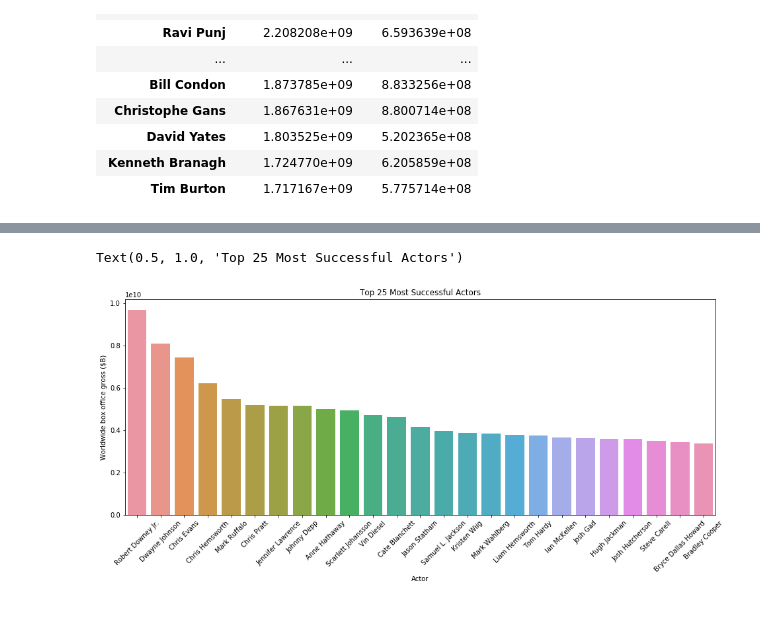
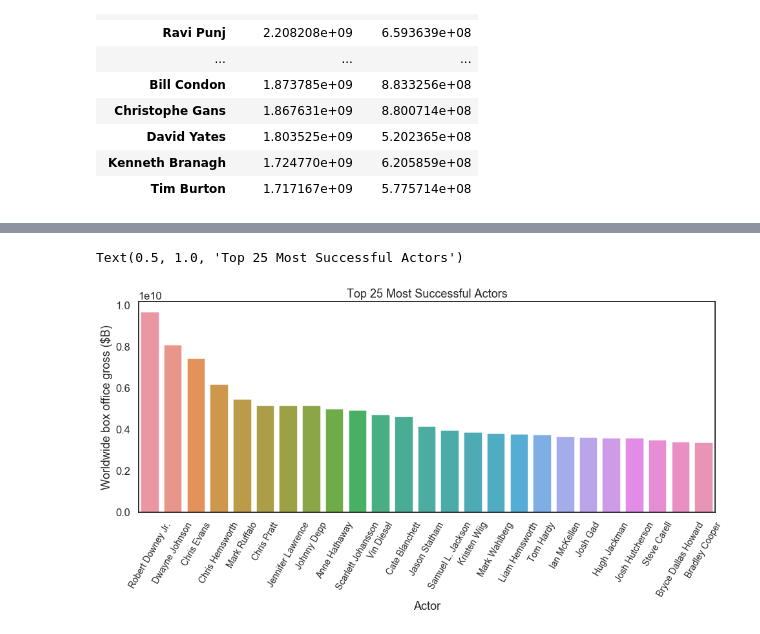
Before and after one commit to medoffc/carmijohngowalking, a Jupyter notebook: Carmi exploration.ipynb, the cells around one changed output, grey strips where cells are left out. Drawn from its saved outputs; the diff is of its cells as text; code cells hidden in the pictures.

```diff
--- a/Carmi exploration.ipynb
+++ b/Carmi exploration.ipynb
@@ -117,6 +109,7 @@ gross_by_director
 | Jane Campion | 700000.0 | 3278611.0 | 4857731.0 |
 # %%
 sns.barplot(gross_by_director.index,gross_by_director.worldwide_gross)
+sns.set_context("poster", font_scale = 1, rc={"grid.linewidth": 5})
 sns.set(rc={'figure.figsize':(30,20)})
 plt.xlabel('Director')
 plt.ylabel('Worldwide box office gross ($M)')
@@ -203,11 +198,13 @@ gbd
 | Kenneth Branagh | 1.724770e+09 | 6.205859e+08 |
 | Tim Burton | 1.717167e+09 | 5.775714e+08 |
 # %%
-plt.figure(figsize=(16, 6))
+plt.figure(figsize=(15, 9))
 sns.barplot(gbd.index,gbd.worldwide_gross)
+sns.set_style("white")
+sns.set_context("talk")
 plt.xlabel('Director')
 plt.ylabel('Worldwide box office gross ($B)')
-plt.xticks(rotation=45)
+plt.xticks(rotation=45,fontsize = 14)
 plt.title('Top 20 Most Successful Directors')
 # %% [output]
 Text(0.5, 1.0, 'Top 20 Most Successful Directors')
@@ -422,10 +339,12 @@ def reformat_large_tick_values(tick_val, pos):
 # %%
 plt.figure(figsize=(16, 6))
 sns.barplot(actors.index,actors.worldwide_gross)
+sns.set_style("white")
+sns.set_context("talk")
 plt.xlabel('Actor')
 plt.ylabel('Worldwide box office gross ($B)')
-plt.xticks(rotation=45)
+plt.xticks(rotation=60,fontsize = 14)
 plt.title('Top 25 Most Successful Actors')
 # %% [output]
 Text(0.5, 1.0, 'Top 25 Most Successful Actors')
-[figure, old version]
+[figure, new version]
```
Also changed, not shown: parts of 18 cells of this notebook, 1 other file.
